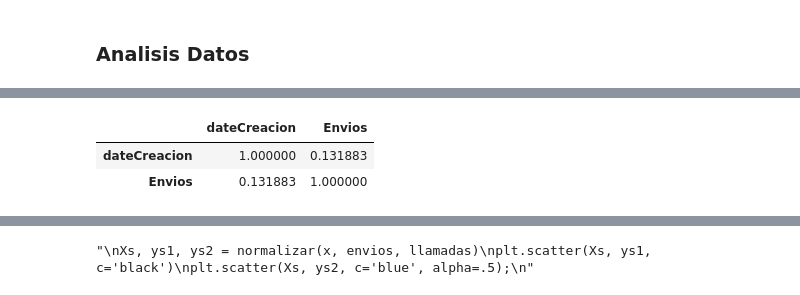
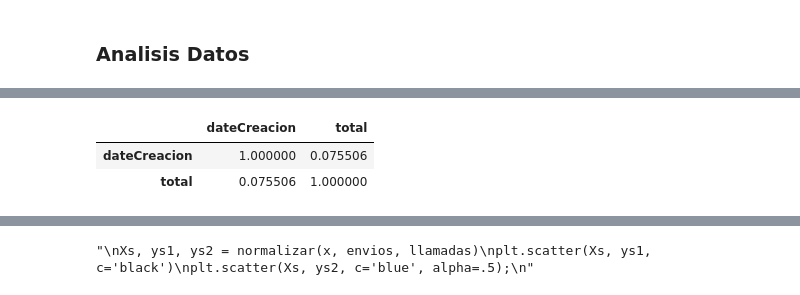
Before and after one commit to toniet/TFG, a Jupyter notebook: 3_newAnalisisData.ipynb, the cells around one changed output, grey strips where cells are left out. Cells and saved outputs as stored; diff of their text form; code cells hidden in the pictures.

```diff
--- a/3_newAnalisisData.ipynb
+++ b/3_newAnalisisData.ipynb
@@ -16,7 +16,7 @@ pd.options.display.max_columns = None
 df_Envios = pd.read_pickle('./data/df_Envios')
 df_Call = pd.read_pickle('./data/df_Call')
 # %%
-df_Envios['Envios'] = df_Envios.loc[:,['Urgente hoy','Urgente 14']].sum(axis=1)
+#df_Envios['Envios'] = df_Envios.loc[:,['Urgente hoy','Urgente 14']].sum(axis=1)
 #df_Envios['Envios'] = df_Envios.iloc[:,[0,1,2,3,4,5,6]].sum(axis=1)
 #df_Envios['Envios'] = df_Envios.iloc[:,[2,3,5]].sum(axis=1)
 #df_Envios['Envios'] = df_Envios.iloc[:,0:7].sum(axis=1)
@@ -44,9 +44,9 @@ df_explore.head()
 # %%
-df_explore[['dateCreacion','Envios']].corr()
+df_explore[['dateCreacion','total']].corr()
 # %% [output]
-|  | dateCreacion | Envios |
-| dateCreacion | 1.000000 | 0.131883 |
-| Envios | 0.131883 | 1.000000 |
+|  | dateCreacion | total |
+| dateCreacion | 1.000000 | 0.075506 |
+| total | 0.075506 | 1.000000 |
 # %%
 df_explore.corr()
 # %% [output]
```
Also changed, not shown: parts of 7 cells of this notebook, 5 other files.
